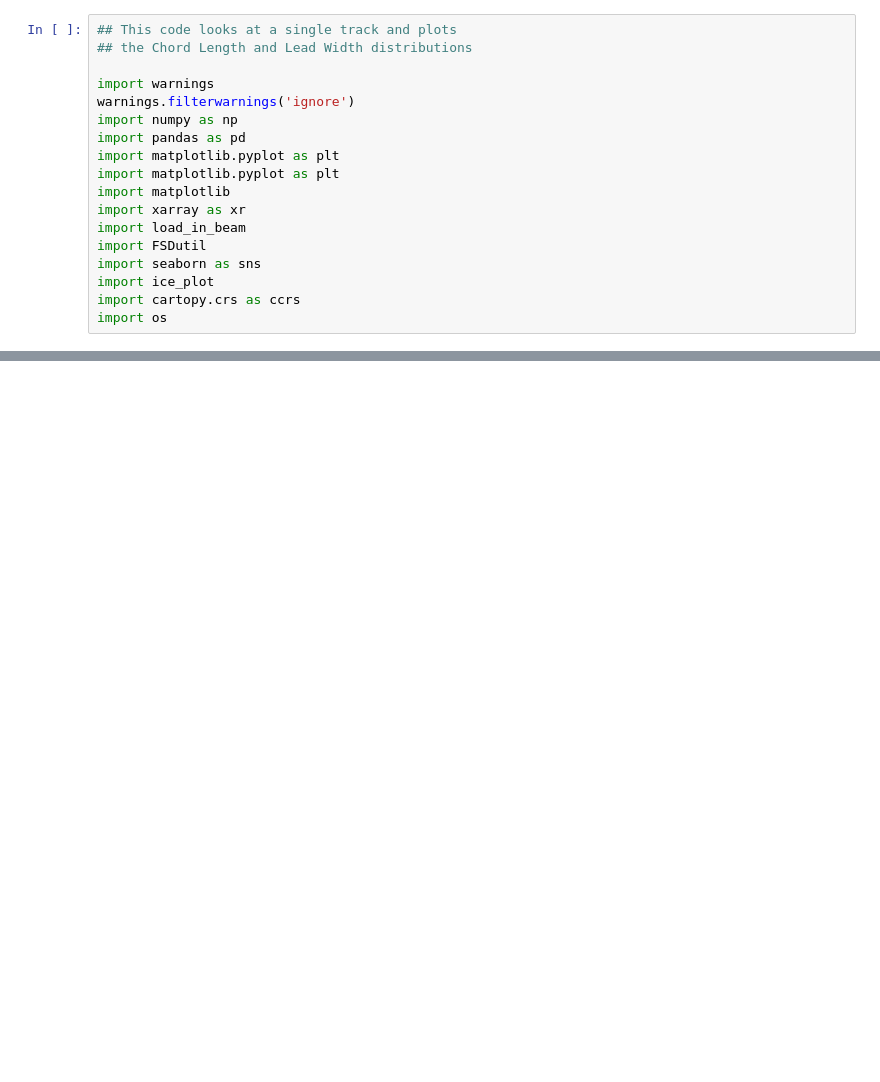
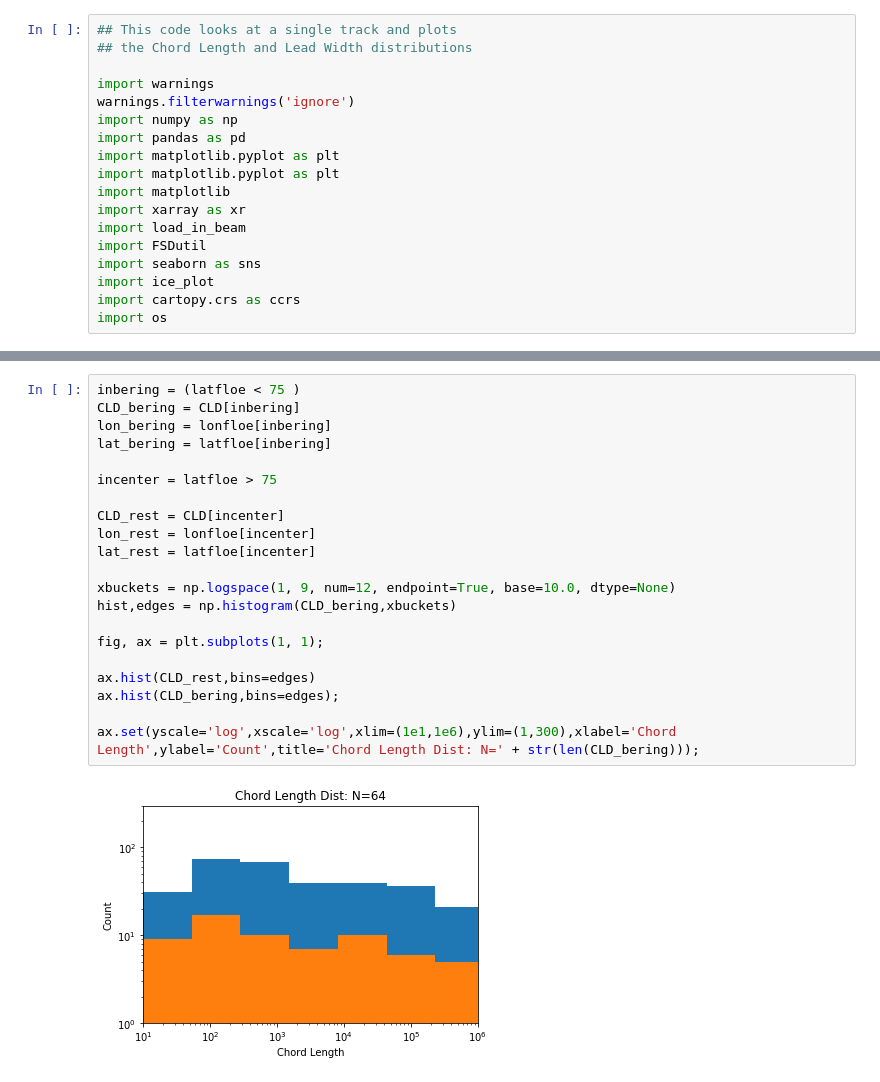
Before and after one commit to ICESAT-2HackWeek/Floes-are-Swell, a Jupyter notebook: FSD/FSD_single_track.ipynb, the cells around one changed output, grey strips where cells are left out. Cells and saved outputs as stored; diff of their text form; blank space fills up the shorter version.

```diff
--- a/FSD/FSD_single_track.ipynb
+++ b/FSD/FSD_single_track.ipynb
@@ -131,0 +201,23 @@ ax2[1].set(yscale='log',xscale='log',xlim=(1e1,1e3),ylim=(10,500),xlabel='Lead W
+# %%
+inbering = (latfloe < 75 )
+CLD_bering = CLD[inbering]
+lon_bering = lonfloe[inbering]
+lat_bering = latfloe[inbering]
+
+incenter = latfloe > 75
+
+CLD_rest = CLD[incenter]
+lon_rest = lonfloe[incenter]
+lat_rest = latfloe[incenter]
+
+xbuckets = np.logspace(1, 9, num=12, endpoint=True, base=10.0, dtype=None)
+hist,edges = np.histogram(CLD_bering,xbuckets)
+
+fig, ax = plt.subplots(1, 1);
+
+ax.hist(CLD_rest,bins=edges)
+ax.hist(CLD_bering,bins=edges);
+
+ax.set(yscale='log',xscale='log',xlim=(1e1,1e6),ylim=(1,300),xlabel='Chord Length',ylabel='Count',title='Chord Length Dist: N=' + str(len(CLD_bering)));
+# %% [output]
+[figure, added]
```
Also changed, not shown: parts of 9 cells of this notebook, 2 other files.
